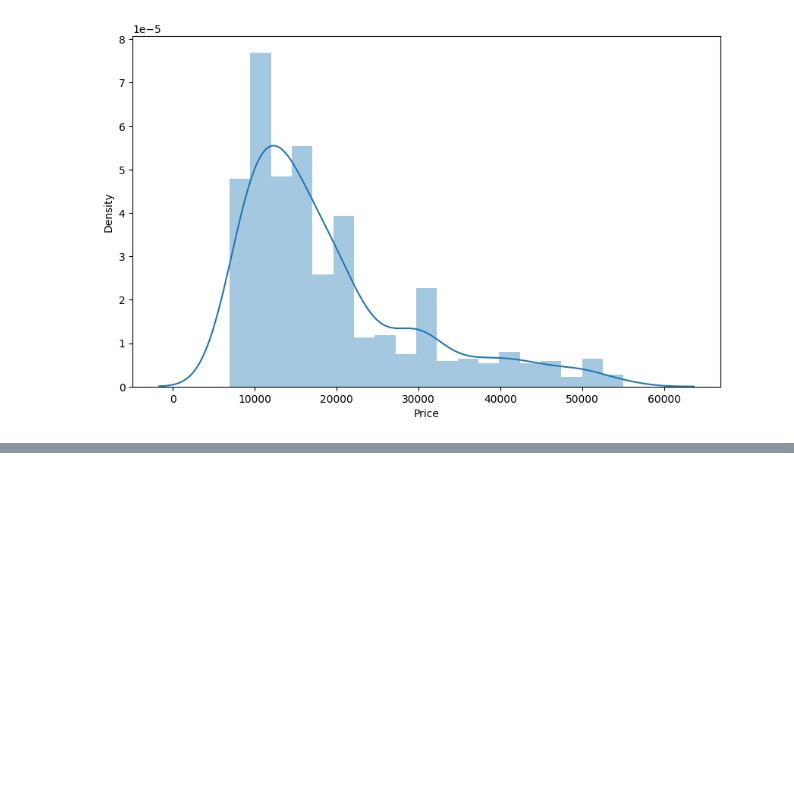
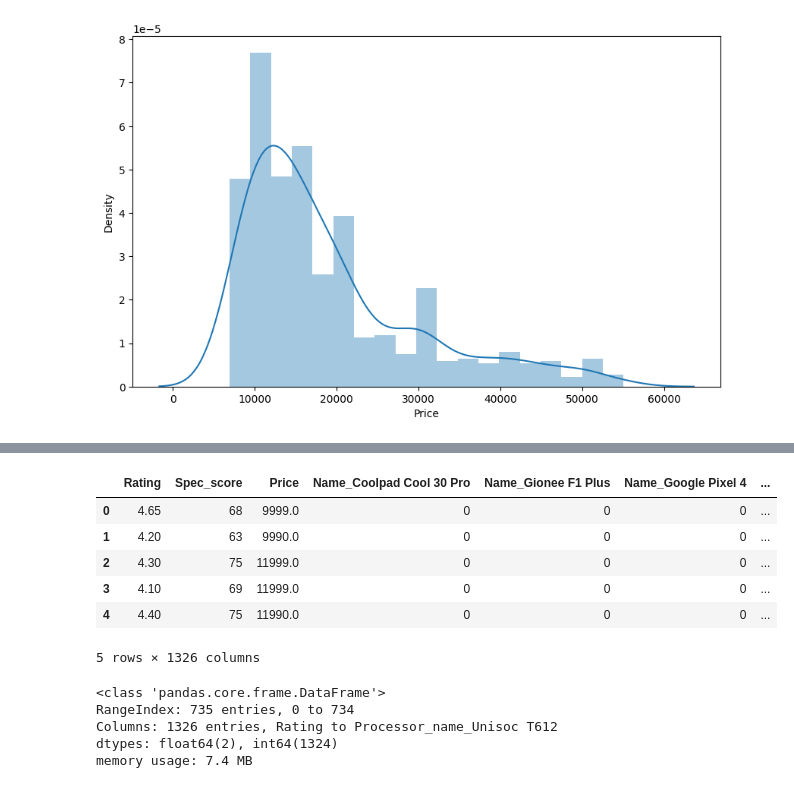
Before and after one commit to chikelu/Godson_Portfolio, a Jupyter notebook: mobile_phone_price_prediction.ipynb, the cells around one changed output, grey strips where cells are left out. Saved outputs shown, nothing was run; the diff lists cells and outputs as text; code cells hidden in the pictures; blank space fills up the shorter version.

```diff
--- a/mobile_phone_price_prediction.ipynb
+++ b/mobile_phone_price_prediction.ipynb
@@ -249,0 +299,20 @@ dfq.company.value_counts().nlargest(40).plot(kind='bar', figsize=(10,5),)
+# %%
+# Data preprocessing
+dfdummies = pd.get_dummies(dfq,dtype=int)
+dfdummies.head()
+# %% [output]
+|  | Rating | Spec_score | Price | Name_Coolpad Cool 30 Pro | Name_Gionee F1 Plus | Name_Google Pixel 4 | ... |
+| 0 | 4.65 | 68 | 9999.0 | 0 | 0 | 0 | ... |
+| 1 | 4.20 | 63 | 9990.0 | 0 | 0 | 0 | ... |
+| 2 | 4.30 | 75 | 11999.0 | 0 | 0 | 0 | ... |
+| 3 | 4.10 | 69 | 11999.0 | 0 | 0 | 0 | ... |
+| 4 | 4.40 | 75 | 11990.0 | 0 | 0 | 0 | ... |
+5 rows × 1326 columns
+# %%
+dfdummies.info()
+# %% [output]
+<class 'pandas.core.frame.DataFrame'>
+RangeIndex: 735 entries, 0 to 734
+Columns: 1326 entries, Rating to Processor_name_Unisoc T612
+dtypes: float64(2), int64(1324)
+memory usage: 7.4 MB
```
Also changed, not shown: parts of 14 cells of this notebook.
